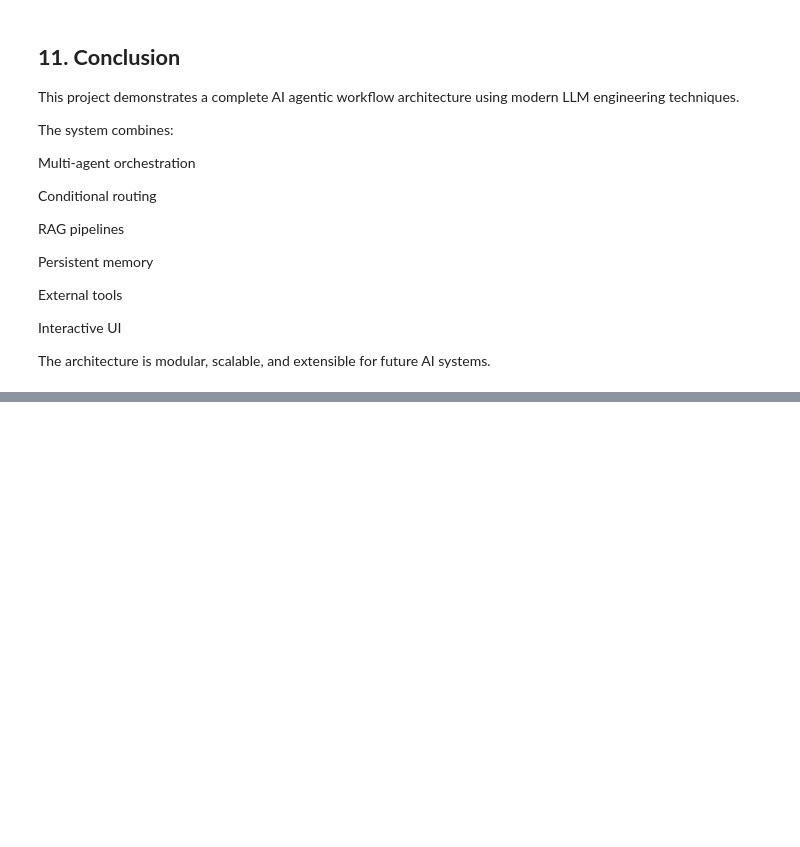
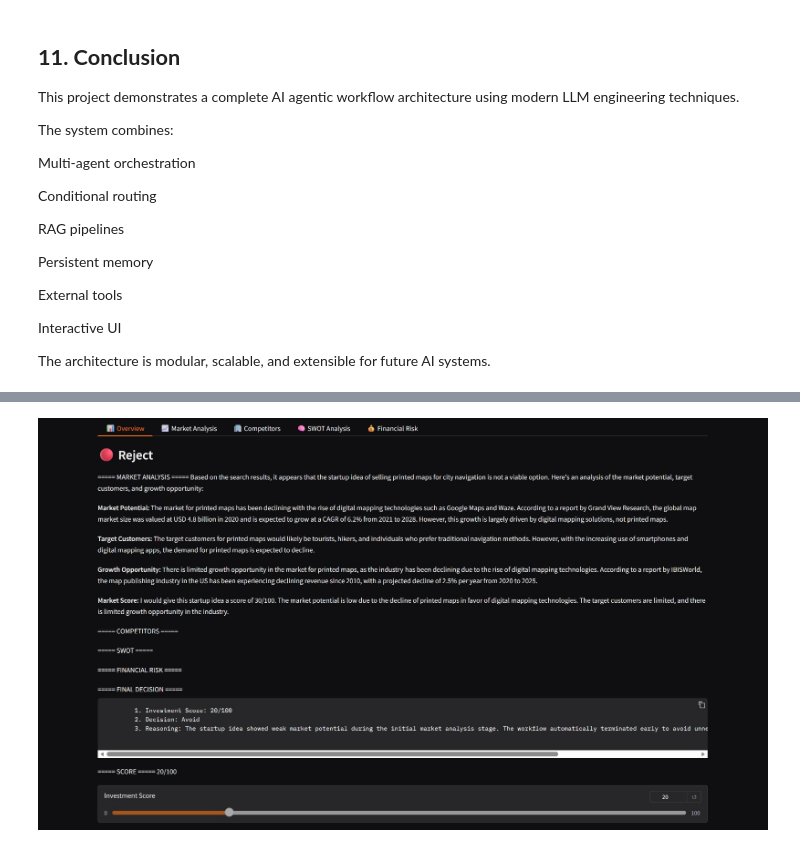
Before and after one commit to Shahd-Ibrahiem/AI-Startup-Evaluator, a Jupyter notebook: app/System-Architecture.ipynb, the cells around one changed output, grey strips where cells are left out. Cells and saved outputs as stored; diff of their text form; code cells hidden in the pictures; blank space fills up the shorter version.

```diff
--- a/app/System-Architecture.ipynb
+++ b/app/System-Architecture.ipynb
@@ -286,0 +303,6 @@ The architecture is modular, scalable, and extensible for future AI systems.
+# %%
+from IPython.display import Image
+
+Image(filename="conditional_routing2.jpeg")
+# %% [output]
+[figure, added]
```
Also changed, not shown: parts of 2 cells of this notebook, 6 other files.
